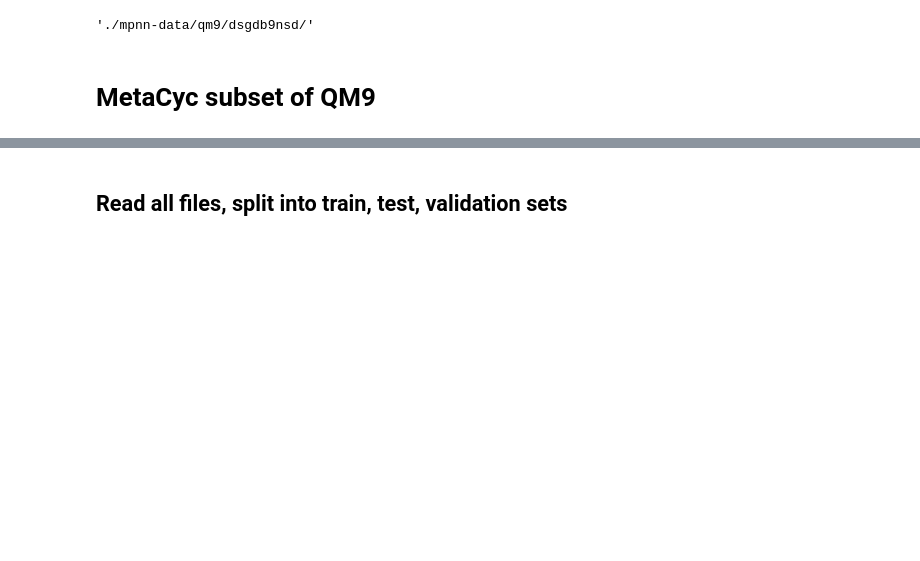
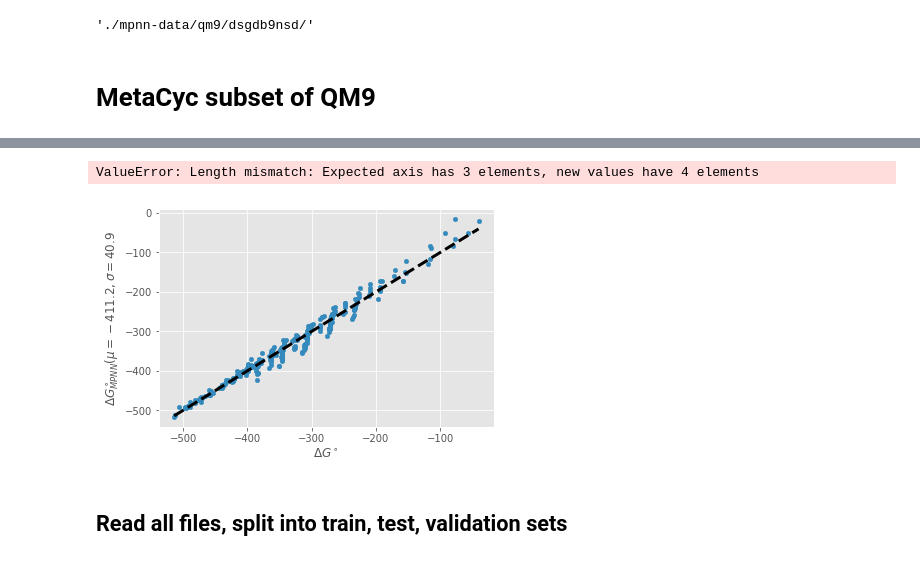
Before and after one commit to PNNL-CompBio/graph-neural-networks, a Jupyter notebook: ChemGraphNN-Predict.ipynb, the cells around one changed output, grey strips where cells are left out. Drawn from its saved outputs; the diff is of its cells as text; code cells hidden in the pictures; blank space fills up the shorter version.

Commit message:
chem graph

```diff
--- a/ChemGraphNN-Predict.ipynb
+++ b/ChemGraphNN-Predict.ipynb
@@ -91,0 +216,4 @@ qm9_metacyc
+# %%
+deltaG_meta = pd.read_table('Dataset/MetaCyc_dG_MPNN_vs_GCM_cpds.csv',index_col=0)
+#deltaG_meta['$\Delta G^\circ_f$(DFT)'] =
+deltaG_meta
@@ -92,3 +239,25 @@ qm9_metacyc
+# %%
+deltaG_meta.columns = [r'$\frac{\Delta G^\circ_f(\frac{MPNN-\mu}{\sigma})$',
+                       r'$\Delta G^\circ_f(MPNN_{(\mu=-411.2,\sigma=40.9)}$',
+                       r'$\Delta G^\circ_f(GCM)$',
+                       r'$\Delta G^\circ_f(DFT)$']
+# %% [output]
+ValueError: Length mismatch: Expected axis has 3 elements, new values have 4 elements
+# %%
+%matplotlib inline
+import matplotlib.pyplot as plt
+plt.style.use('ggplot')
+DFT, MPNN = '$\Delta G^\circ$','$\Delta G^\circ_{MPNN}(\mu=-411.2,\sigma=40.9$'
+deltaG_meta.dropna().plot.scatter(DFT, MPNN)
+identity_line = np.linspace(max(deltaG_meta[DFT].min(),
+                                deltaG_meta[MPNN].min()),
+                            min(deltaG_meta[DFT].max(),
+                                deltaG_meta[MPNN].max()))
+plt.plot(identity_line, identity_line, color="black", linestyle="dashed", linewidth=3.0)
+
+plt.savefig('DFT_vs_MPNN_cpds.png')
+# %% [output]
+[figure, added]
 # %% [markdown]
 ## Read all files, split into train, test, validation sets
 # %%
```
Also changed, not shown: parts of 31 cells of this notebook, 1 other file.
